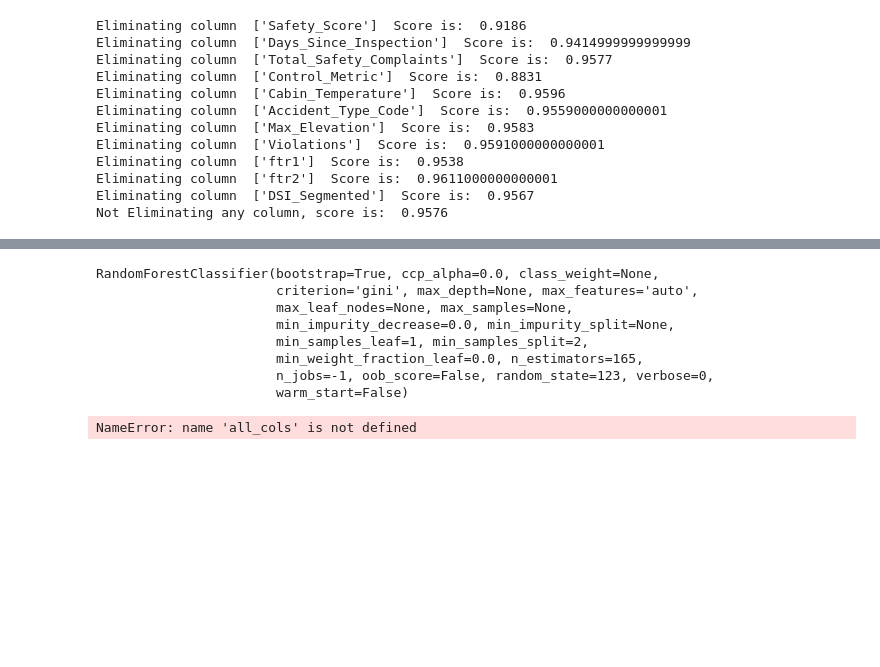
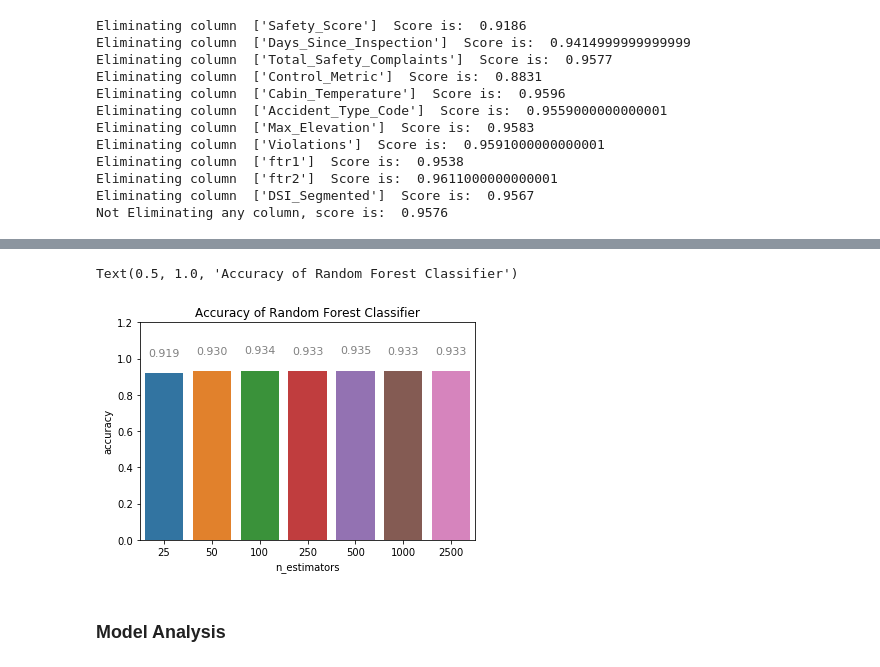
Before and after one commit to prabardash/Hackerearth-Airplane-ML-Challenge, a Jupyter notebook: Tree Based Models + Evaluation.ipynb, the cells around one changed output, grey strips where cells are left out. Saved outputs shown, nothing was run; the diff lists cells and outputs as text; code cells hidden in the pictures; blank space fills up the shorter version.

Commit message:
Re-organized, added model metrics

```diff
--- a/Tree Based Models + Evaluation.ipynb
+++ b/Tree Based Models + Evaluation.ipynb
@@ -205,8 +206,7 @@ Eliminating column  ['ftr2']  Score is:  0.8151999999999999
 Eliminating column  ['DSI_Segmented']  Score is:  0.8165000000000001
 Not Eliminating any column, score is:  0.8165000000000001
 # %%
-gb = GradientBoostingClassifier(max_depth = 2)
-data_gb = data_gb.drop(columns={'Turbulence_In_gforces'})
-all_cols.remove('Turbulence_In_gforces')
+data_gb = data_gb.drop(columns={'Cabin_Temperature'})
+all_cols.remove('Cabin_Temperature')
 
 all_cols= rfe_report(gb, data_gb)
@@ -363,17 +374,27 @@ Not Eliminating any column, score is:  0.9639999999999999
-# %%
-rf = RandomForestClassifier(random_state=123, n_estimators=165, n_jobs=-1)
-print(rf)
-train_X, test_X,train_y, test_y = train_test_split(data_rf[all_cols], data_rf[target_col], random_state=111)
-rf.fit(train_X,train_y)
-print('Train Accuracy ',rf.score(train_X,train_y)*100,'%')
-print('Test Accuracy ',rf.score(test_X, test_y)*100,'%')
-# %% [output]
-RandomForestClassifier(bootstrap=True, ccp_alpha=0.0, class_weight=None,
-                       criterion='gini', max_depth=None, max_features='auto',
-                       max_leaf_nodes=None, max_samples=None,
-                       min_impurity_decrease=0.0, min_impurity_split=None,
-                       min_samples_leaf=1, min_samples_split=2,
-                       min_weight_fraction_leaf=0.0, n_estimators=165,
-                       n_jobs=-1, oob_score=False, random_state=123, verbose=0,
-                       warm_start=False)
-NameError: name 'all_cols' is not defined
+# %%
+n_estimators = [25, 50, 100, 250, 500, 1000, 2500]
+train_scores = []
+test_scores = []
+for i in n_estimators:
+    rf = RandomForestClassifier(random_state=123, n_estimators=i, n_jobs=-1)
+    #print(rf)
+    train_X, test_X,train_y, test_y = train_test_split(data_rf[all_cols], data_rf[target_col], random_state=111)
+    rf.fit(train_X,train_y)
+    train_scores.append(rf.score(train_X,train_y))
+    test_scores.append(rf.score(test_X,test_y))
+
+ax = sns.barplot(n_estimators, test_scores)
+
+for p in ax.patches:
+             ax.annotate("%.3f" % p.get_height(), (p.get_x() + p.get_width() / 2., p.get_height()),
+                 ha='center', va='center', fontsize=11, color='gray', xytext=(0, 20),
+                 textcoords='offset points')
+_ = ax.set_ylim(0,1.2) #To make space for the annotations
+ax.set_xlabel('n_estimators')
+ax.set_ylabel('accuracy')
+ax.set_title('Accuracy of Random Forest Classifier')
+# %% [output]
+Text(0.5, 1.0, 'Accuracy of Random Forest Classifier')
+[figure, added]
+# %% [markdown]
+### Model Analysis
```
Also changed, not shown: parts of 24 cells of this notebook, 3 other files.
